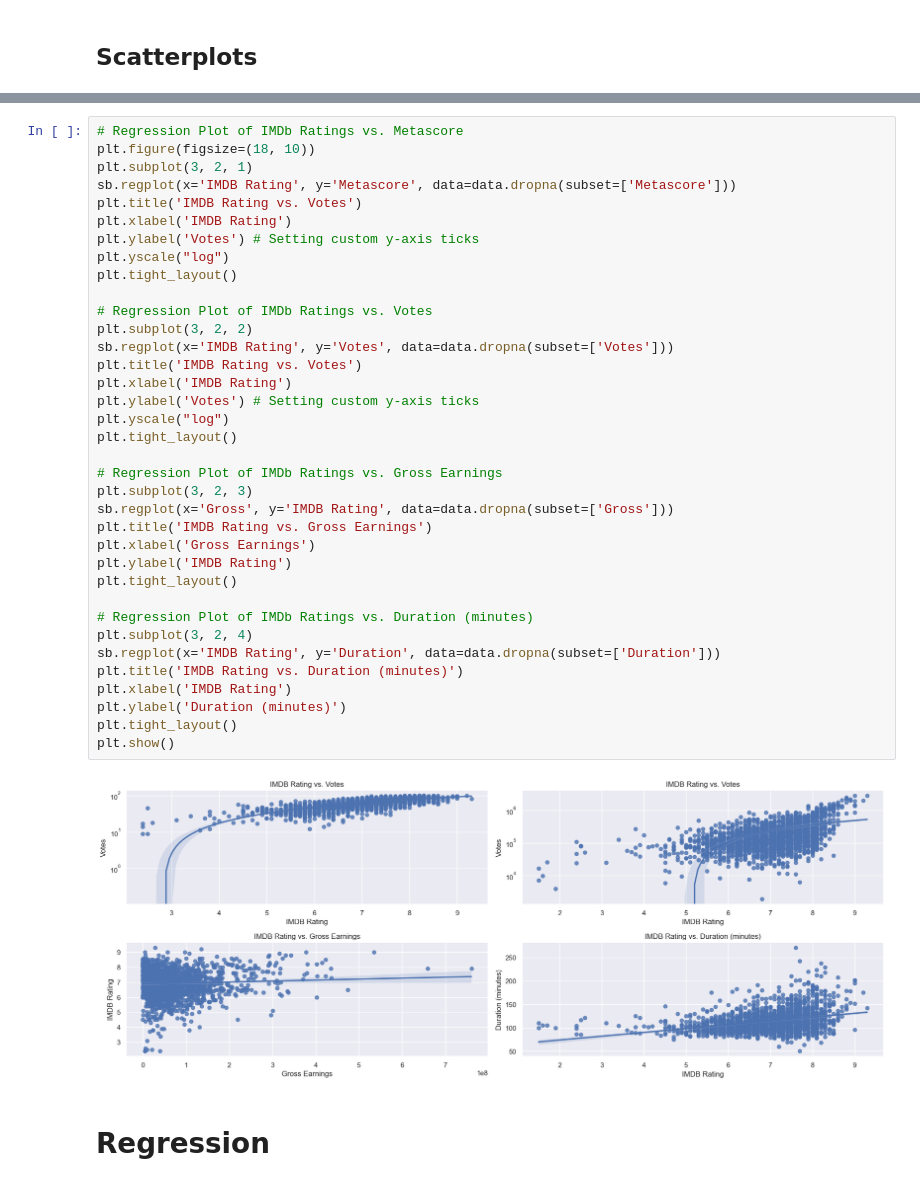
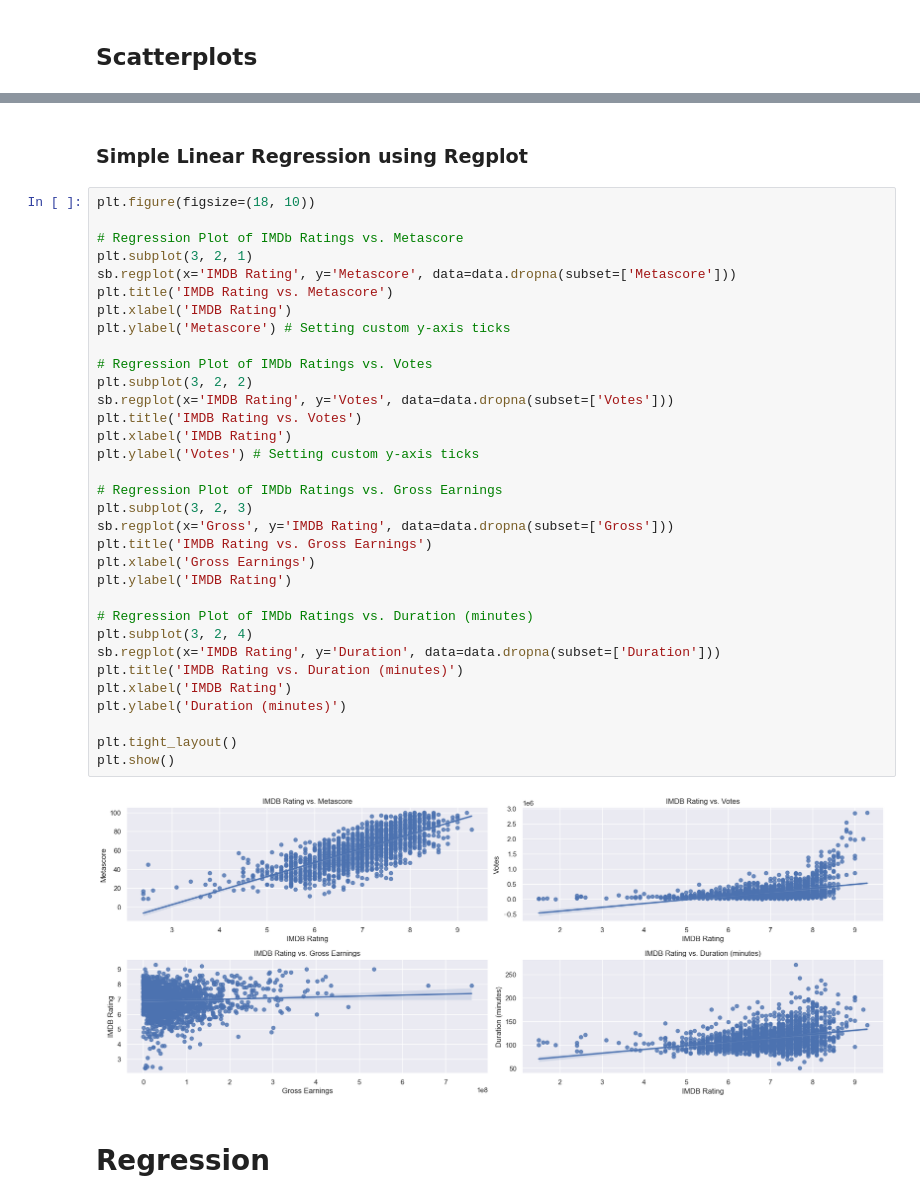
Before and after one commit to Yeesbae/SC1015_MiniProject, a Jupyter notebook: Project_imdb.ipynb, the cells around one changed output, grey strips where cells are left out. Drawn from its saved outputs; the diff is of its cells as text.

```diff
--- a/Project_imdb.ipynb
+++ b/Project_imdb.ipynb
@@ -344,44 +339,43 @@ plt.tight_layout()
 plt.show()
 # %% [output]
 [figure]
+# %% [markdown]
+### Simple Linear Regression using Regplot
 # %%
+plt.figure(figsize=(18, 10))
+
 # Regression Plot of IMDb Ratings vs. Metascore
-plt.figure(figsize=(18, 10))
 plt.subplot(3, 2, 1)
 sb.regplot(x='IMDB Rating', y='Metascore', data=data.dropna(subset=['Metascore']))
-plt.title('IMDB Rating vs. Votes')
+plt.title('IMDB Rating vs. Metascore')
 plt.xlabel('IMDB Rating')
-plt.ylabel('Votes') # Setting custom y-axis ticks
-plt.yscale("log")
-plt.tight_layout()
+plt.ylabel('Metascore') # Setting custom y-axis ticks
 
 # Regression Plot of IMDb Ratings vs. Votes
 plt.subplot(3, 2, 2)
 sb.regplot(x='IMDB Rating', y='Votes', data=data.dropna(subset=['Votes']))
 plt.title('IMDB Rating vs. Votes')
 plt.xlabel('IMDB Rating')
 plt.ylabel('Votes') # Setting custom y-axis ticks
-plt.yscale("log")
-plt.tight_layout()
 
 # Regression Plot of IMDb Ratings vs. Gross Earnings
 plt.subplot(3, 2, 3)
 sb.regplot(x='Gross', y='IMDB Rating', data=data.dropna(subset=['Gross']))
 plt.title('IMDB Rating vs. Gross Earnings')
 plt.xlabel('Gross Earnings')
 plt.ylabel('IMDB Rating')
-plt.tight_layout()
 
 # Regression Plot of IMDb Ratings vs. Duration (minutes)
 plt.subplot(3, 2, 4)
 sb.regplot(x='IMDB Rating', y='Duration', data=data.dropna(subset=['Duration']))
 plt.title('IMDB Rating vs. Duration (minutes)')
 plt.xlabel('IMDB Rating')
 plt.ylabel('Duration (minutes)')
+
 plt.tight_layout()
 plt.show()
 # %% [output]
-[figure, old version]
+[figure, new version]
 # %% [markdown]
 # Regression
 # %% [markdown]
```
Also changed, not shown: parts of 4 cells of this notebook.
